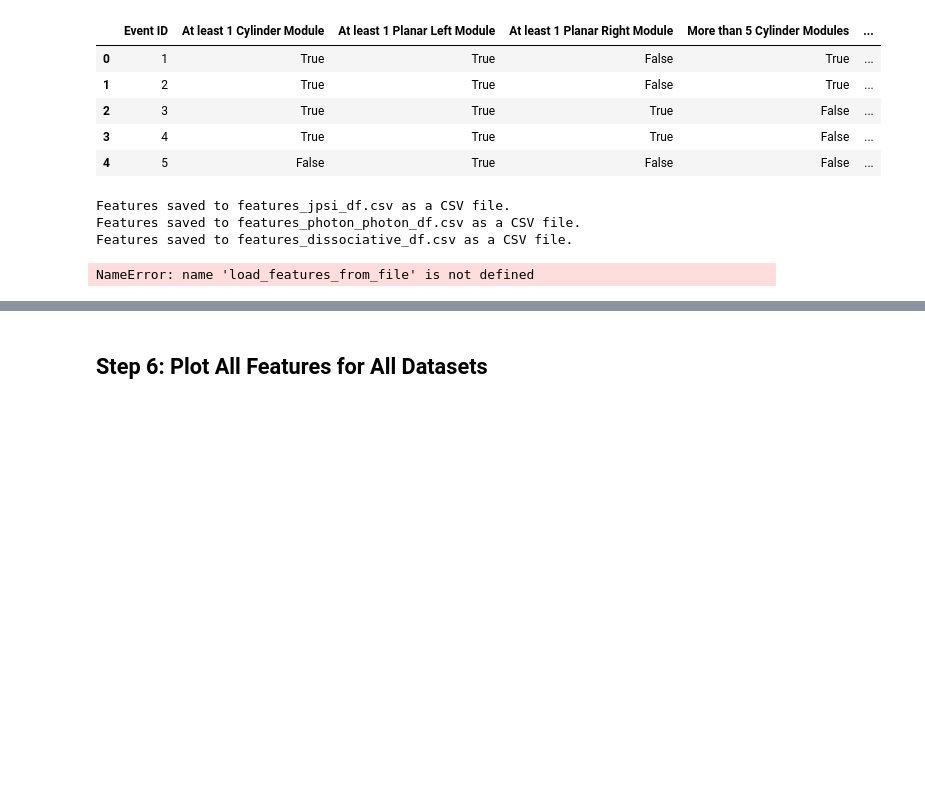
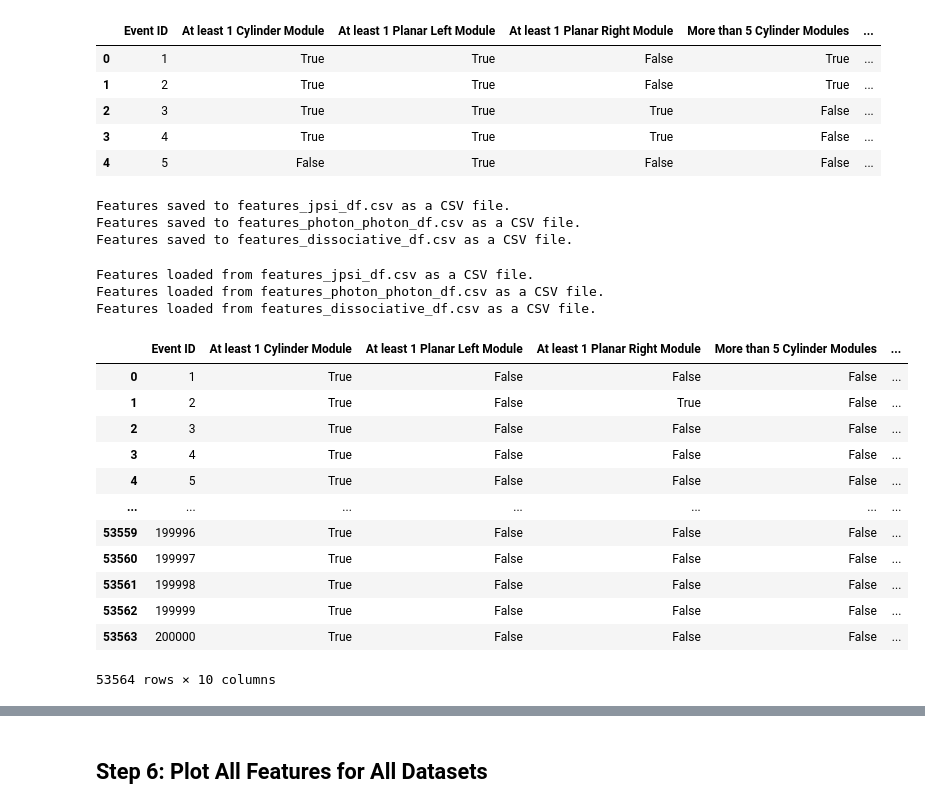
Before and after one commit to siragoni/ML-upc, a Jupyter notebook: ClassifierV2-before-reconstruction.ipynb, the cells around one changed output, grey strips where cells are left out. Drawn from its saved outputs; the diff is of its cells as text; code cells hidden in the pictures; blank space fills up the shorter version.

```diff
--- a/ClassifierV2-before-reconstruction.ipynb
+++ b/ClassifierV2-before-reconstruction.ipynb
@@ -781,9 +775,25 @@ Features saved to features_dissociative_df.csv as a CSV file.
 # %%
 features_jpsi_df = load_features_from_file('features_jpsi_df.csv', file_format='csv')
 features_photon_photon_df = load_features_from_file('features_photon_photon_df.csv', file_format='csv')
 features_dissociative_df = load_features_from_file('features_dissociative_df.csv', file_format='csv')
+features_jpsi_df
 # %% [output]
-NameError: name 'load_features_from_file' is not defined
+Features loaded from features_jpsi_df.csv as a CSV file.
+Features loaded from features_photon_photon_df.csv as a CSV file.
+Features loaded from features_dissociative_df.csv as a CSV file.
+|  | Event ID | At least 1 Cylinder Module | At least 1 Planar Left Module | At least 1 Planar Right Module | More than 5 Cylinder Modules | ... |
+| 0 | 1 | True | False | False | False | ... |
+| 1 | 2 | True | False | True | False | ... |
+| 2 | 3 | True | False | False | False | ... |
+| 3 | 4 | True | False | False | False | ... |
+| 4 | 5 | True | False | False | False | ... |
+| ... | ... | ... | ... | ... | ... | ... |
+| 53559 | 199996 | True | False | False | False | ... |
+| 53560 | 199997 | True | False | False | False | ... |
+| 53561 | 199998 | True | False | False | False | ... |
+| 53562 | 199999 | True | False | False | False | ... |
+| 53563 | 200000 | True | False | False | False | ... |
+53564 rows × 10 columns
 # %%
 # Assuming the filtered DataFrames for the three processes are already available:
 # - filtered_jpsi_df
```
Also changed, not shown: parts of 10 cells of this notebook, 8 other files.
